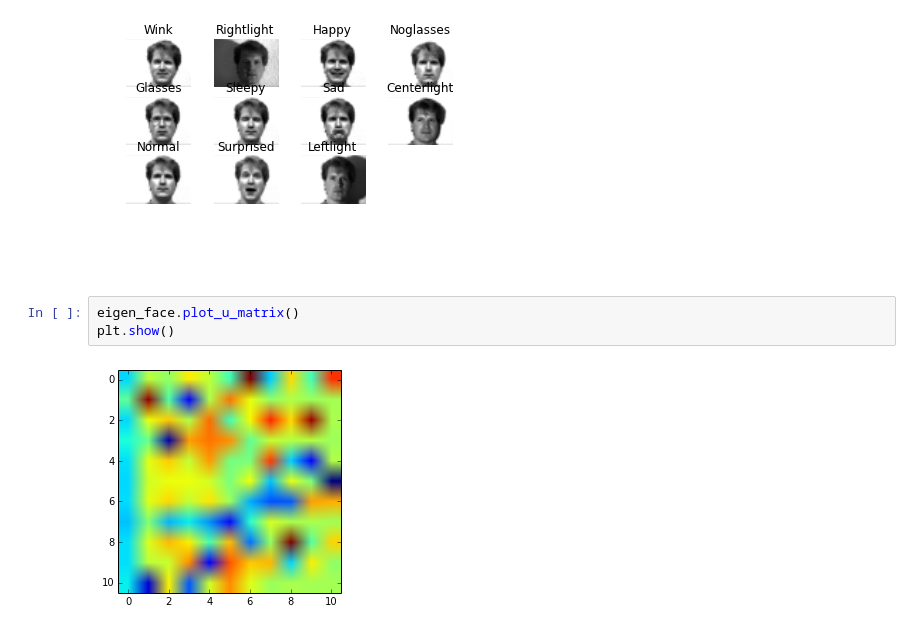
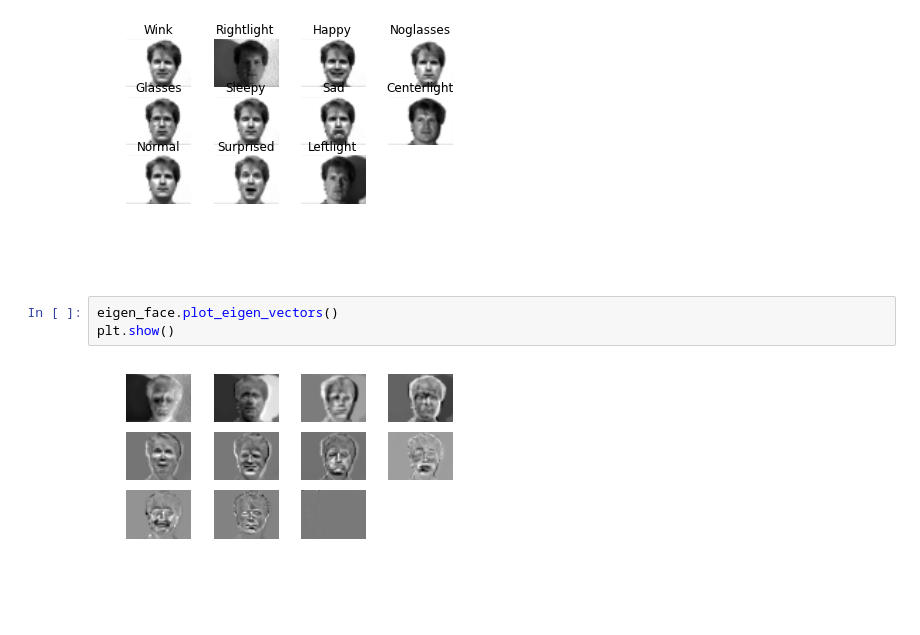
Before and after one commit to bugra/EigenFace, a Jupyter notebook: EigenFace.ipynb, the cells around one changed output. Saved outputs shown, nothing was run; the diff lists cells and outputs as text.

Commit message:
Plotting of the eigenvectors are added

```diff
--- a/EigenFace.ipynb
+++ b/EigenFace.ipynb
@@ -37,10 +20,10 @@ plt.show()
 # %% [output]
 [figure]
 # %%
-eigen_face.plot_u_matrix()
+eigen_face.plot_eigen_vectors()
 plt.show()
 # %% [output]
-[figure, old version]
+[figure, new version]
 # %%
 eigen_face.plot_pca_components_proportions()
 plt.show()
```
Also changed, not shown: parts of 11 cells of this notebook.
